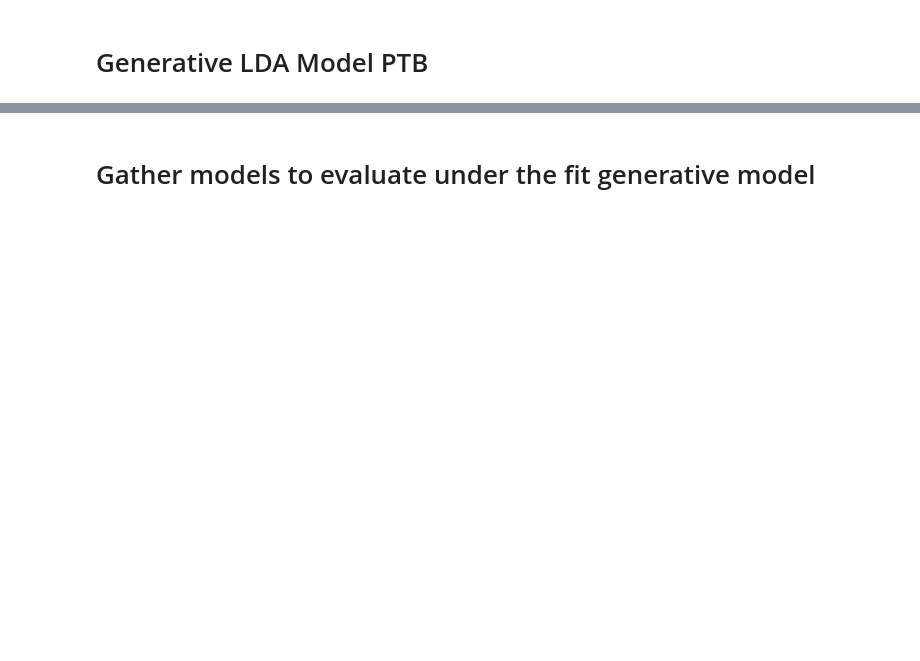
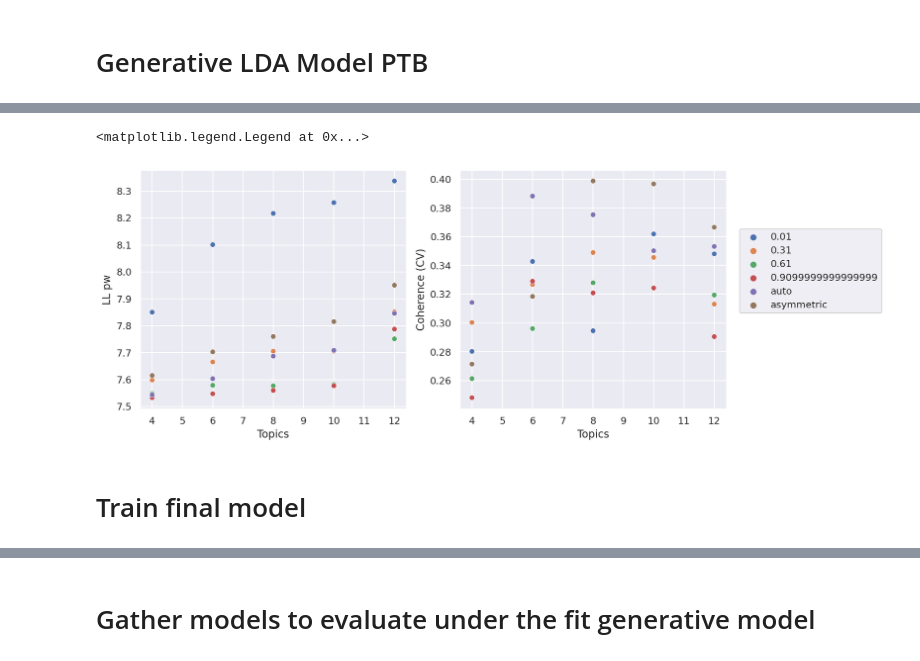
Before and after one commit to ClaartjeBarkhof/bayesian-statistical-criticism-vae, a Jupyter notebook: analysis/data_space/PTB_topics.ipynb, the cells around one changed output, grey strips where cells are left out. Drawn from its saved outputs; the diff is of its cells as text; code cells hidden in the pictures; blank space fills up the shorter version.

```diff
--- a/analysis/data_space/PTB_topics.ipynb
+++ b/analysis/data_space/PTB_topics.ipynb
@@ -46,3 +49,11 @@ Len train samples 10000
 Len valid samples 3370
 # %% [markdown]
 # Generative LDA Model PTB
+# %%
+temp = GenLDATopicModelPTB(train_samples_strings=ptb_train_text_samples)
+
+train_id2word = temp.dictionary
+train_docs = temp.train_docs
+train_corpus = temp.train_corpus
+
+valid_corpus, valid_docs = temp.lda_preprocess_transform(text_samples=ptb_valid_text_samples)
@@ -48,0 +80,23 @@ Len valid samples 3370
+# %%
+# supporting function
+def evaluate_setting(train_corpus, train_docs, train_id2word, valid_corpus, k, a, b):
+
+    lda_model = LdaModel(corpus=train_corpus,
+                         id2word=train_id2word,
+                         num_topics=k,
+                         random_state=100,
+                         chunksize=2000,
+                         eval_every=5,
+                         passes=20,
+                         alpha=a,
+                         eta=b)
+
+    coherence_model_lda = CoherenceModel(model=lda_model,
+                                         texts=train_docs,
+                                         dictionary=train_id2word,
+                                         coherence='c_v')
+    coherence_score = coherence_model_lda.get_coherence()
+
+    log_ppl = lda_model.log_perplexity(valid_corpus, total_docs=len(train_corpus))
+
+    return coherence_score, log_ppl
@@ -48,0 +165,3 @@ Len valid samples 3370
+# %%
+df = pd.DataFrame(model_results)
+df.head()
@@ -48,0 +175,10 @@ Len valid samples 3370
+# %%
+df["LL pw"] = - df["Log PPL"]
+
+fig, axs = plt.subplots(ncols=2, figsize=(12, 5))
+sns.scatterplot(data=df, x="Topics", y="LL pw", hue="Alpha", ax=axs[0])
+sns.scatterplot(data=df, x="Topics", y="Coherence (CV)", hue="Alpha", ax=axs[1])
+
+axs[0].legend().remove()
+axs[1].legend(loc=(1.05, 0.4))
+# %% [output]
@@ -49 +187,5 @@ Len valid samples 3370
+<matplotlib.legend.Legend at 0x...>
+[figure, added]
+# %% [markdown]
+# Train final model
 # %%
```
Also changed, not shown: parts of 30 cells of this notebook, 8 other files.
